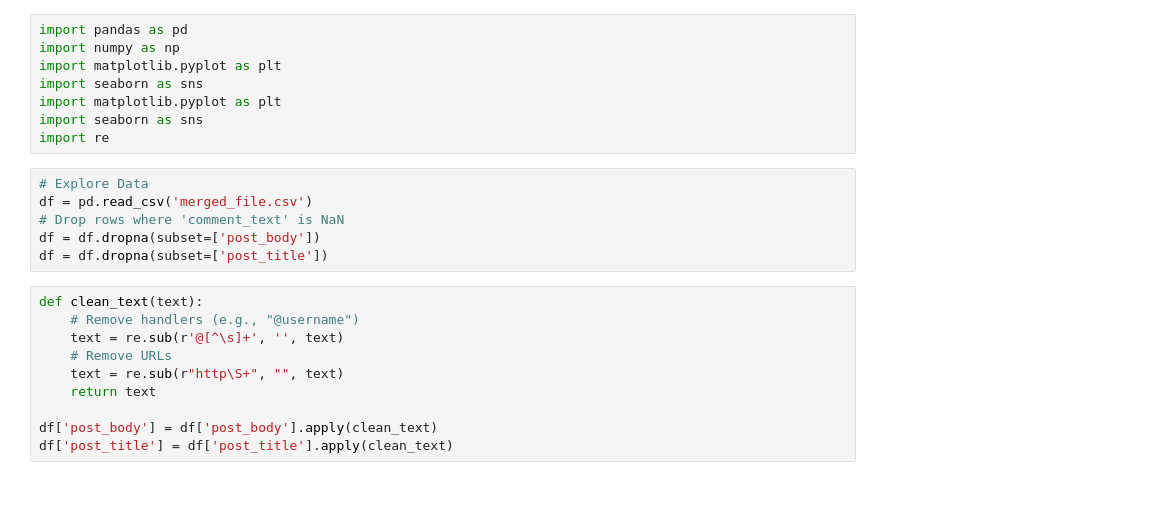
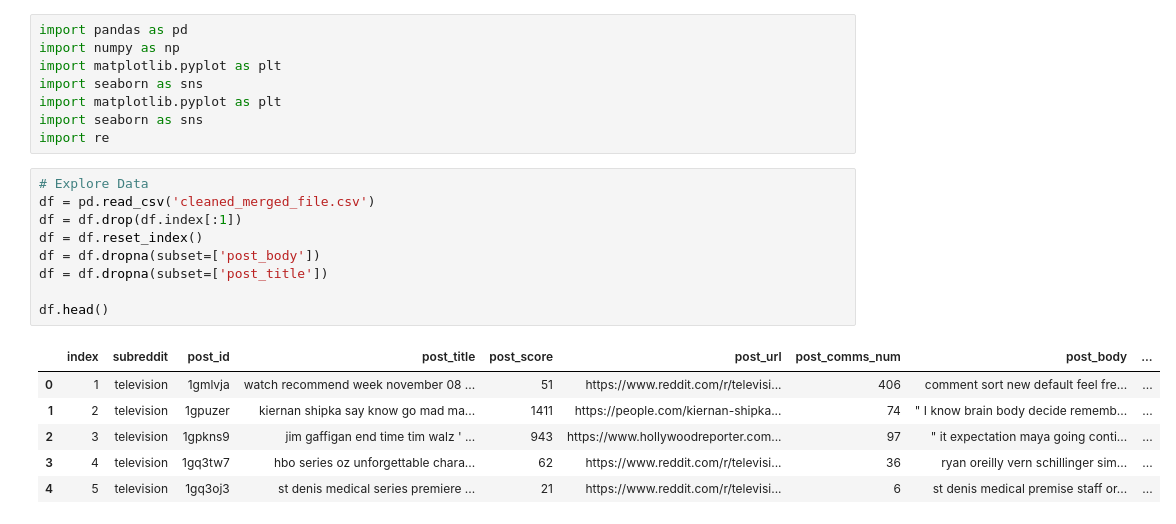
Before and after one commit to reunicorn1/crowd-pulse, a Jupyter notebook: explore_merged_data.ipynb, the cells around one changed output. Drawn from its saved outputs; the diff is of its cells as text; blank space fills up the shorter version.

```diff
--- a/explore_merged_data.ipynb
+++ b/explore_merged_data.ipynb
@@ -8,17 +8,17 @@ import seaborn as sns
 import re
 # %%
 # Explore Data
-df = pd.read_csv('merged_file.csv')
-# Drop rows where 'comment_text' is NaN
+df = pd.read_csv('cleaned_merged_file.csv')
+df = df.drop(df.index[:1])
+df = df.reset_index()
 df = df.dropna(subset=['post_body'])
 df = df.dropna(subset=['post_title'])
+
+df.head()
+# %% [output]
+|  | index | subreddit | post_id | post_title | post_score | post_url | post_comms_num | post_body | ... |
+| 0 | 1 | television | 1gmlvja | watch recommend week november 08 ... | 51 | https://www.reddit.com/r/televisi... | 406 | comment sort new default feel fre... | ... |
+| 1 | 2 | television | 1gpuzer | kiernan shipka say know go mad ma... | 1411 | https://people.com/kiernan-shipka... | 74 | " I know brain body decide rememb... | ... |
+| 2 | 3 | television | 1gpkns9 | jim gaffigan end time tim walz ' ... | 943 | https://www.hollywoodreporter.com... | 97 | " it expectation maya going conti... | ... |
+| 3 | 4 | television | 1gq3tw7 | hbo series oz unforgettable chara... | 62 | https://www.reddit.com/r/televisi... | 36 | ryan oreilly vern schillinger sim... | ... |
+| 4 | 5 | television | 1gq3oj3 | st denis medical series premiere ... | 21 | https://www.reddit.com/r/televisi... | 6 | st denis medical premise staff or... | ... |
-# %%
-def clean_text(text):
-    # Remove handlers (e.g., "@username")
-    text = re.sub(r'@[^\s]+', '', text)
-    # Remove URLs
-    text = re.sub(r"http\S+", "", text)
-    return text
-
-df['post_body'] = df['post_body'].apply(clean_text)
-df['post_title'] = df['post_title'].apply(clean_text)
```
Also changed, not shown: parts of 20 cells of this notebook, 6 other files.
